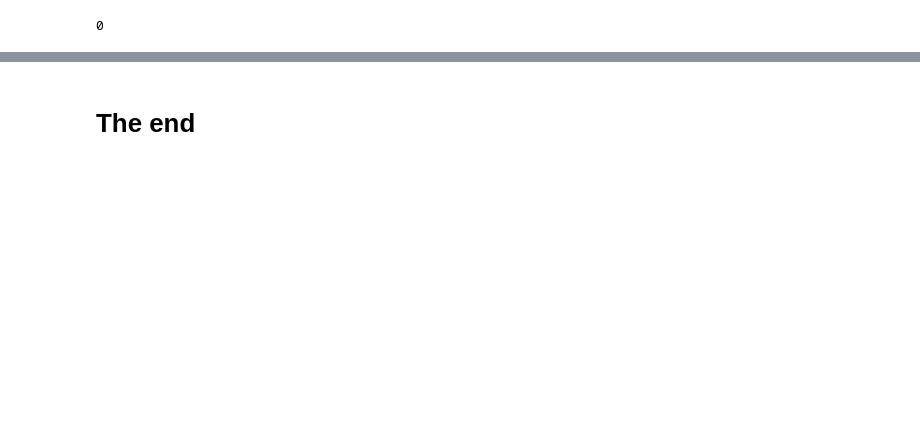
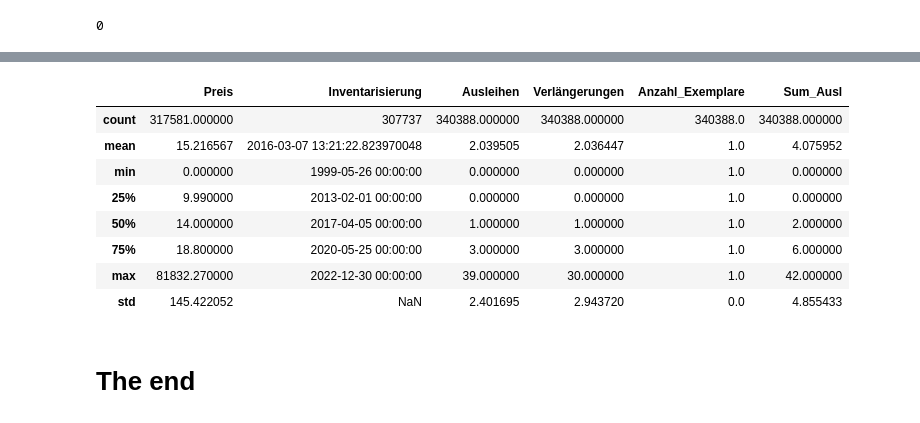
Before and after one commit to BeatriceM476/Final-project, a Jupyter notebook: BesEx_2022.ipynb, the cells around one changed output, grey strips where cells are left out. Drawn from its saved outputs; the diff is of its cells as text; code cells hidden in the pictures; blank space fills up the shorter version.

```diff
--- a/BesEx_2022.ipynb
+++ b/BesEx_2022.ipynb
@@ -288,8 +280,8 @@ BesEx_2022_df.head(3)
 | 1 | 477 | 477 | SA | E | LESE | 11 | 0n | Terr | NaN | ... |
 | 2 | 13477 | 477 | SA | E | LESE | 11 | 0n | Terr | NaN | ... |
 # %%
-# Eliminer les lignes avec J en Fachst_2
-BesEx_2022_df = BesEx_2022_df[BesEx_2022_df['Fachst_2'] != "J"]
+# Remplacer J par K dans Fachst_2
+BesEx_2022_df['Fachst_2'] = BesEx_2022_df['Fachst_2'].replace('J', 'K')
 # %%
 # test duplicate
 duplicate_rows = BesEx_2022_df.duplicated().sum()
@@ -332,2 +344,14 @@ BesEx_2022_df.shape
+# %%
+BesEx_2022_df.describe()
+# %% [output]
+|  | Preis | Inventarisierung | Ausleihen | Verlängerungen | Anzahl_Exemplare | Sum_Ausl |
+| count | 317581.000000 | 307737 | 340388.000000 | 340388.000000 | 340388.0 | 340388.000000 |
+| mean | 15.216567 | 2016-03-07 13:21:22.823970048 | 2.039505 | 2.036447 | 1.0 | 4.075952 |
+| min | 0.000000 | 1999-05-26 00:00:00 | 0.000000 | 0.000000 | 1.0 | 0.000000 |
+| 25% | 9.990000 | 2013-02-01 00:00:00 | 0.000000 | 0.000000 | 1.0 | 0.000000 |
+| 50% | 14.000000 | 2017-04-05 00:00:00 | 1.000000 | 1.000000 | 1.0 | 2.000000 |
+| 75% | 18.800000 | 2020-05-25 00:00:00 | 3.000000 | 3.000000 | 1.0 | 6.000000 |
+| max | 81832.270000 | 2022-12-30 00:00:00 | 39.000000 | 30.000000 | 1.0 | 42.000000 |
+| std | 145.422052 | NaN | 2.401695 | 2.943720 | 0.0 | 4.855433 |
 # %% [markdown]
 # The end
```
Also changed, not shown: parts of 7 cells of this notebook, 2 other files.
